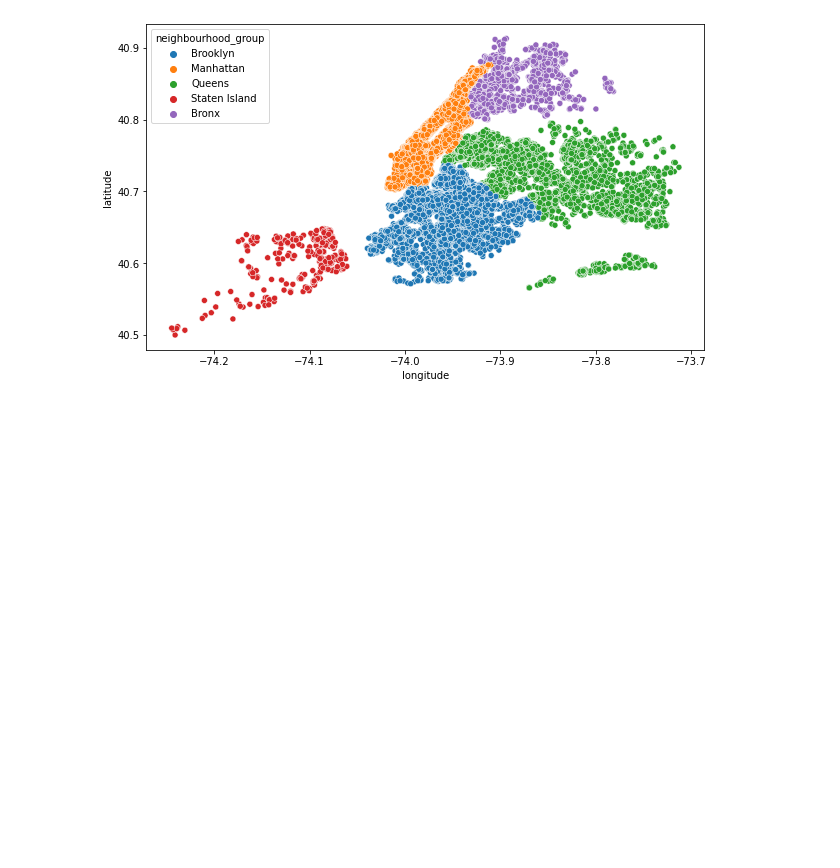
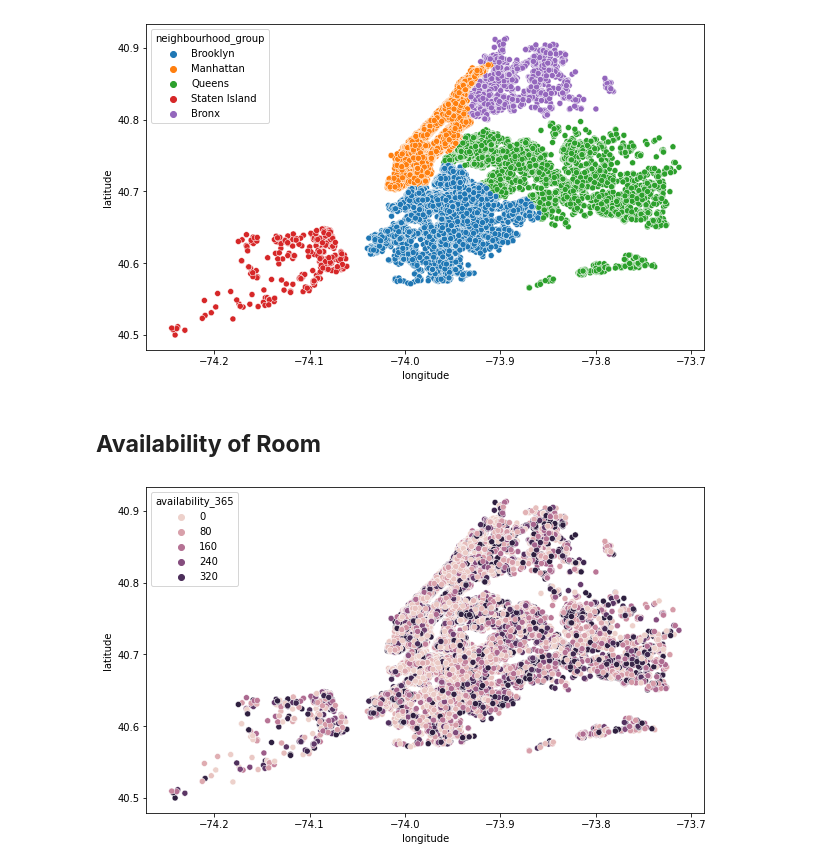
Before and after one commit to Aniket-Satpute/Airbnb-Booking-Analysis, a Jupyter notebook: airbnb_booking_analysis_aniket.ipynb, the cells around one changed output. Drawn from its saved outputs; the diff is of its cells as text; code cells hidden in the pictures; blank space fills up the shorter version.

```diff
--- a/airbnb_booking_analysis_aniket.ipynb
+++ b/airbnb_booking_analysis_aniket.ipynb
@@ -178,3 +178,11 @@ sns.scatterplot(ABA.longitude,ABA.latitude,hue=ABA.neighbourhood_group)
 plt.ioff()
 # %% [output]
 [figure]
+# %% [markdown]
+## **Availability of Room**
+# %%
+plt.figure(figsize=(10,6))
+sns.scatterplot(ABA.longitude,ABA.latitude,hue=ABA.availability_365)
+plt.ioff()
+# %% [output]
+[figure, added]
```
Also changed, not shown: parts of 3 cells of this notebook.
